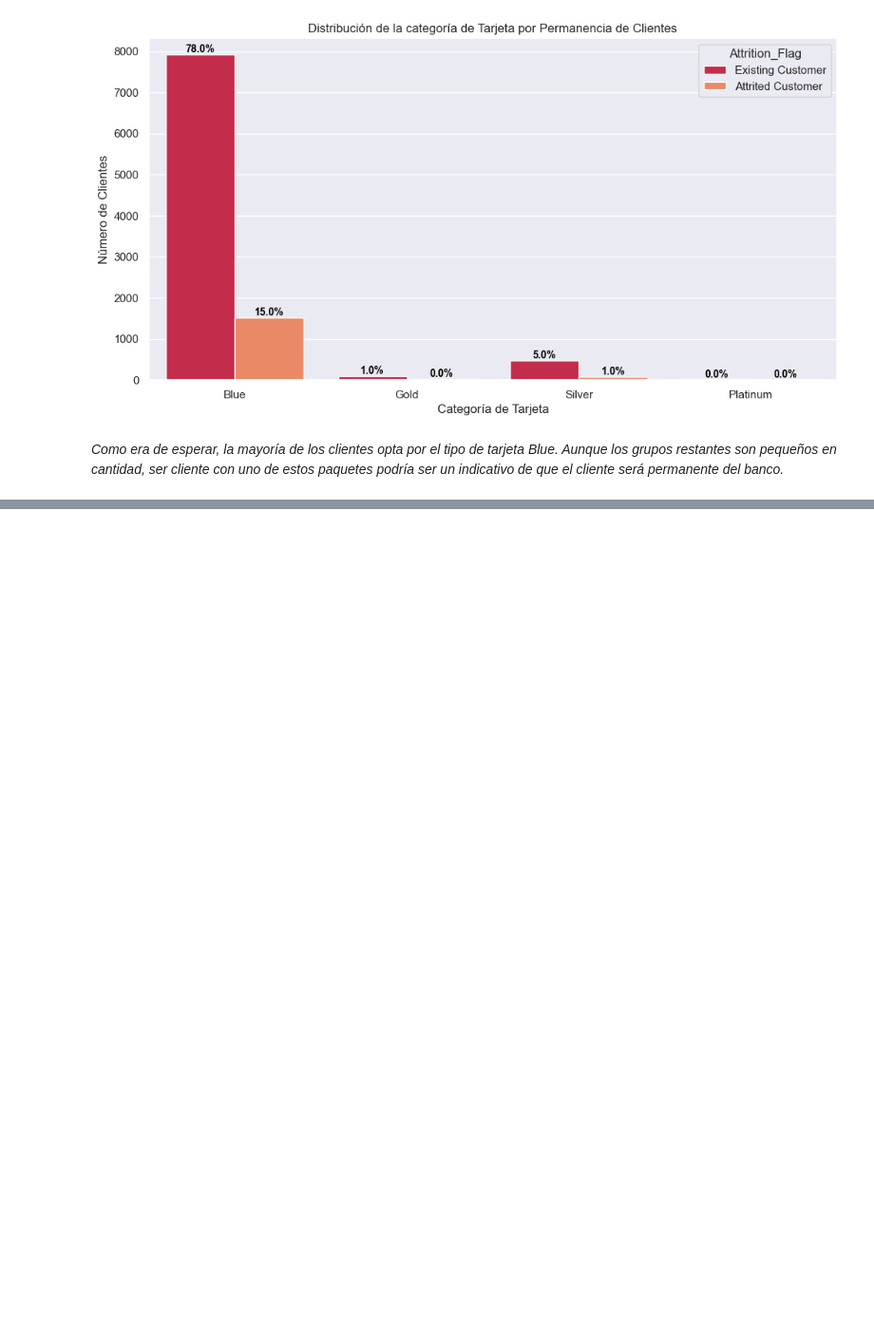
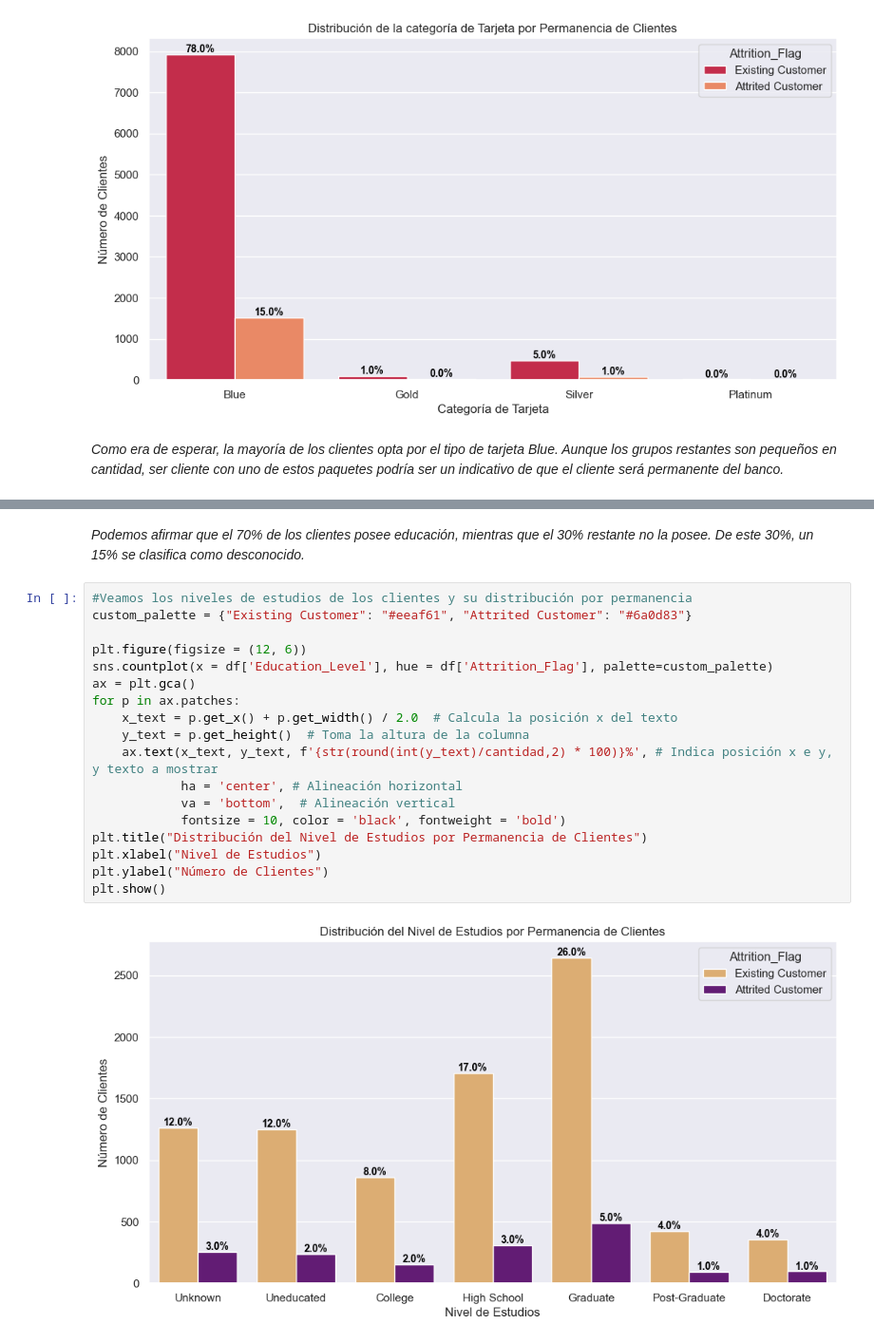
Before and after one commit to ApocalypseScrambler/datascience2, a Jupyter notebook: PrimeraEntrega - Reyes Luis - 46270.ipynb, the cells around one changed output, grey strips where cells are left out. Shown: that part at 95% size. Drawn from its saved outputs; the diff is of its cells as text; blank space fills up the shorter version.

```diff
--- a/PrimeraEntrega - Reyes Luis - 46270.ipynb
+++ b/PrimeraEntrega - Reyes Luis - 46270.ipynb
@@ -323,0 +389,22 @@ plt.show()
+# %% [markdown]
+*Podemos afirmar que el 70% de los clientes posee educación, mientras que el 30% restante no la posee. De este 30%, un 15% se clasifica como desconocido.*
+# %%
+#Veamos los niveles de estudios de los clientes y su distribución por permanencia
+custom_palette = {"Existing Customer": "#eeaf61", "Attrited Customer": "#6a0d83"}
+
+plt.figure(figsize = (12, 6))
+sns.countplot(x = df['Education_Level'], hue = df['Attrition_Flag'], palette=custom_palette)
+ax = plt.gca()
+for p in ax.patches:
+    x_text = p.get_x() + p.get_width() / 2.0  # Calcula la posición x del texto
+    y_text = p.get_height()  # Toma la altura de la columna
+    ax.text(x_text, y_text, f'{str(round(int(y_text)/cantidad,2) * 100)}%', # Indica posición x e y, y texto a mostrar
+            ha = 'center', # Alineación horizontal
+            va = 'bottom',  # Alineación vertical
+            fontsize = 10, color = 'black', fontweight = 'bold')
+plt.title("Distribución del Nivel de Estudios por Permanencia de Clientes")
+plt.xlabel("Nivel de Estudios")
+plt.ylabel("Número de Clientes")
+plt.show()
+# %% [output]
+[figure, added]
```
Also changed, not shown: parts of 19 cells of this notebook.
